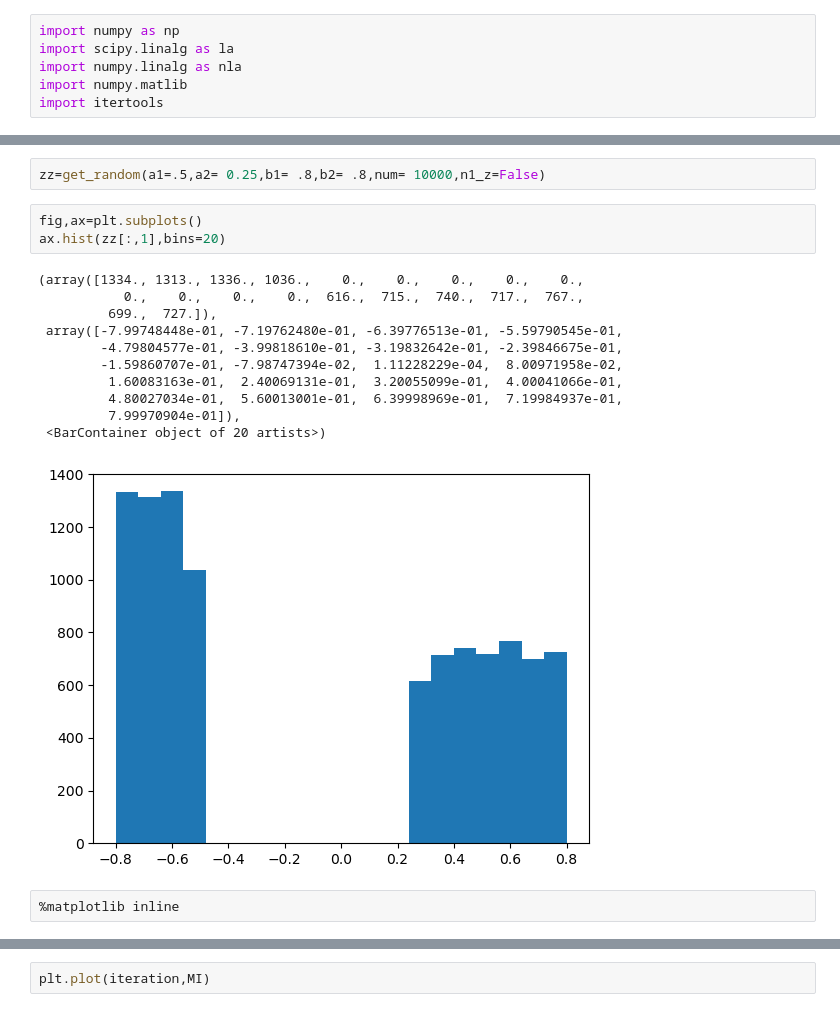
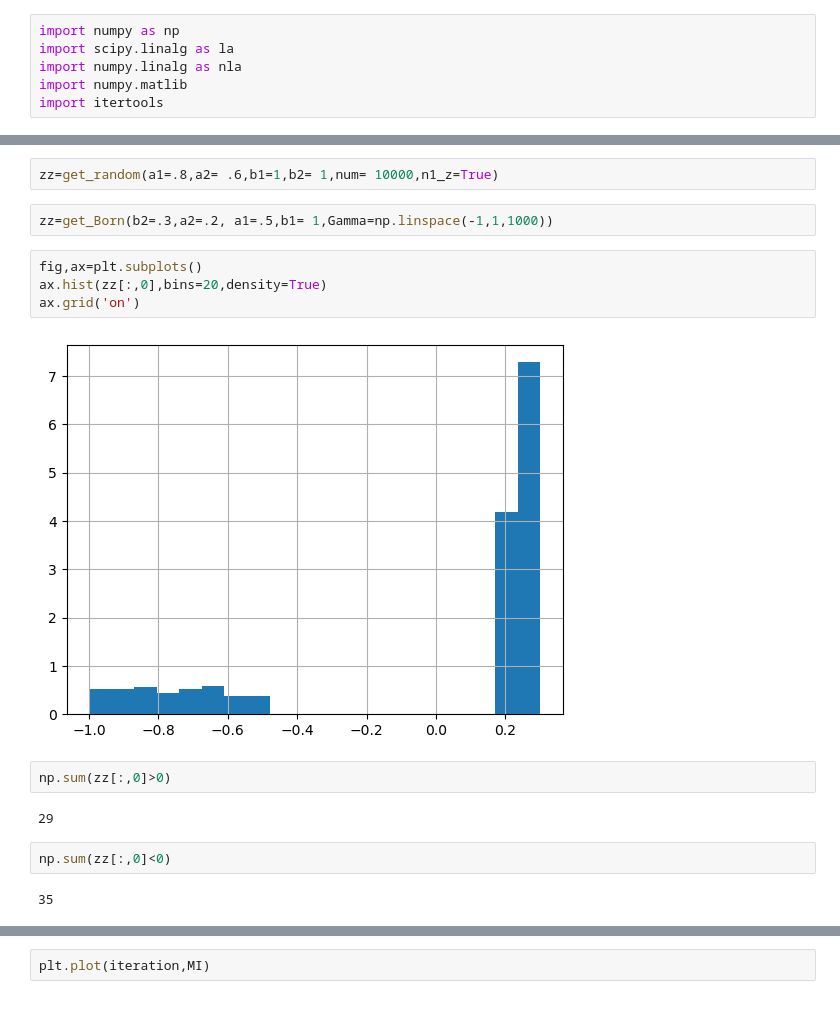
Before and after one commit to hainingpan/GTN, a Jupyter notebook: test.ipynb, the cells around one changed output, grey strips where cells are left out. Cells and saved outputs as stored; diff of their text form.

```diff
--- a/test.ipynb
+++ b/test.ipynb
@@ -177,22 +254,21 @@ def cross_ratio(x,L):
 # %%
-zz=get_random(a1=.5,a2= 0.25,b1= .8,b2= .8,num= 10000,n1_z=False)
+zz=get_random(a1=.8,a2= .6,b1=1,b2= 1,num= 10000,n1_z=True)
+# %%
+zz=get_Born(b2=.3,a2=.2, a1=.5,b1= 1,Gamma=np.linspace(-1,1,1000))
 # %%
 fig,ax=plt.subplots()
-ax.hist(zz[:,1],bins=20)
+ax.hist(zz[:,0],bins=20,density=True)
+ax.grid('on')
 # %% [output]
-(array([1334., 1313., 1336., 1036.,    0.,    0.,    0.,    0.,    0.,
-           0.,    0.,    0.,    0.,  616.,  715.,  740.,  717.,  767.,
-         699.,  727.]),
- array([-7.99748448e-01, -7.19762480e-01, -6.39776513e-01, -5.59790545e-01,
-        -4.79804577e-01, -3.99818610e-01, -3.19832642e-01, -2.39846675e-01,
-        -1.59860707e-01, -7.98747394e-02,  1.11228229e-04,  8.00971958e-02,
-         1.60083163e-01,  2.40069131e-01,  3.20055099e-01,  4.00041066e-01,
-         4.80027034e-01,  5.60013001e-01,  6.39998969e-01,  7.19984937e-01,
-         7.99970904e-01]),
- <BarContainer object of 20 artists>)
-[figure, old version]
+[figure, new version]
-# %%
-%matplotlib inline
+# %%
+np.sum(zz[:,0]>0)
+# %% [output]
+29
+# %%
+np.sum(zz[:,0]<0)
+# %% [output]
+35
 # %%
 fig = plt.figure()
 ax = fig.add_subplot(projection='3d')
```
Also changed, not shown: parts of 35 cells of this notebook, 3 other files.
